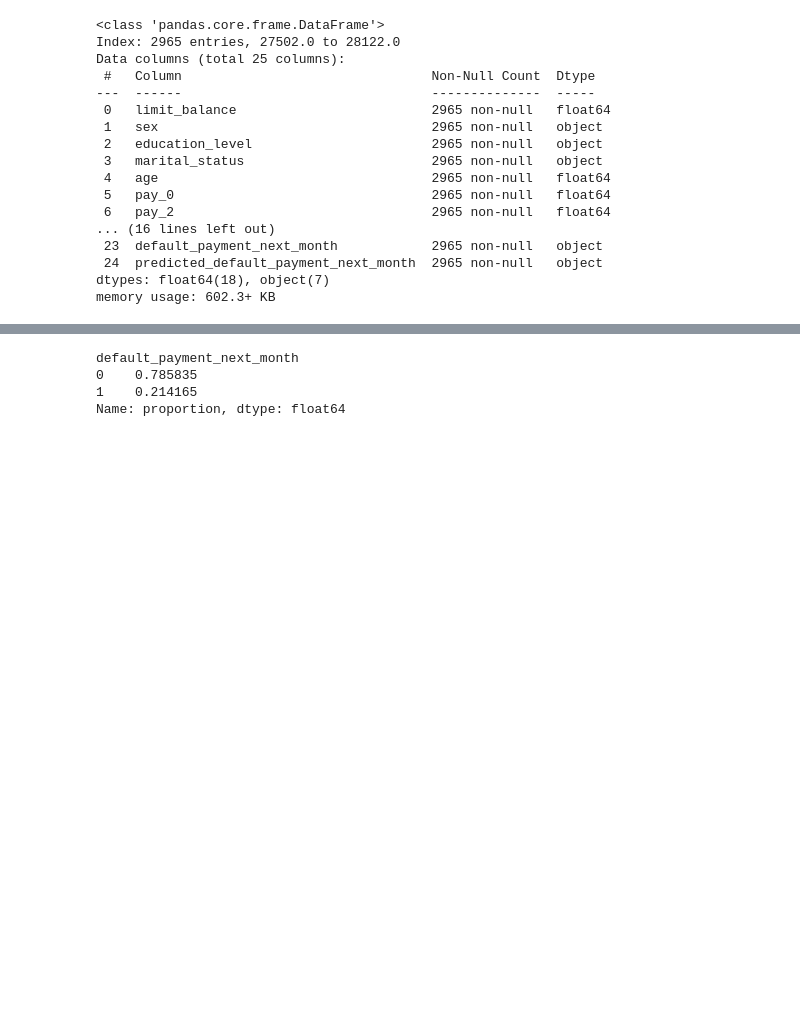
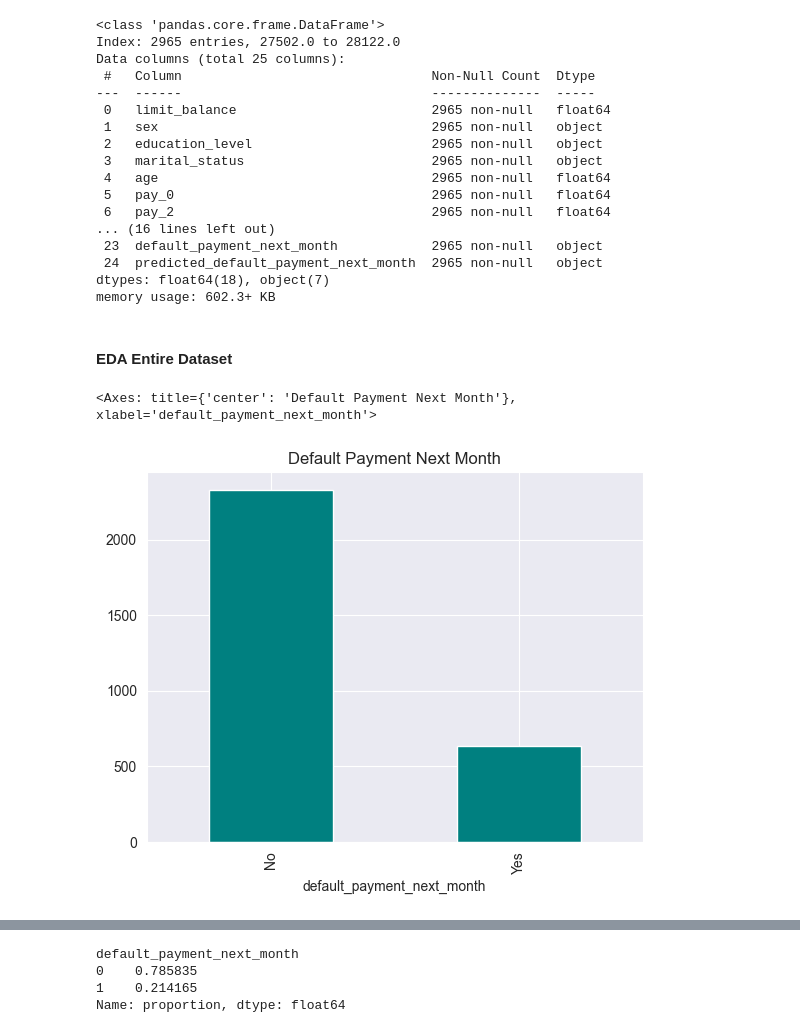
Before and after one commit to AndrewOgega/data-triad, a Jupyter notebook: credit_default_model.ipynb, the cells around one changed output, grey strips where cells are left out. Saved outputs shown, nothing was run; the diff lists cells and outputs as text; code cells hidden in the pictures; blank space fills up the shorter version.

```diff
--- a/credit_default_model.ipynb
+++ b/credit_default_model.ipynb
@@ -91 +113,12 @@ df[["sex", "education_level", "marital_status"]] = df[
+# %% [markdown]
+#### EDA Entire Dataset
+# %%
+default_str = df["default_payment_next_month"].replace({"0": "No", "1": "Yes"})
+
+default_str.value_counts().plot(
+    kind="bar", title="Default Payment Next Month", color="teal"
+)
+# %% [output]
+<Axes: title={'center': 'Default Payment Next Month'}, xlabel='default_payment_next_month'>
+[figure, added]
 # %%
```
Also changed, not shown: parts of 25 cells of this notebook.
